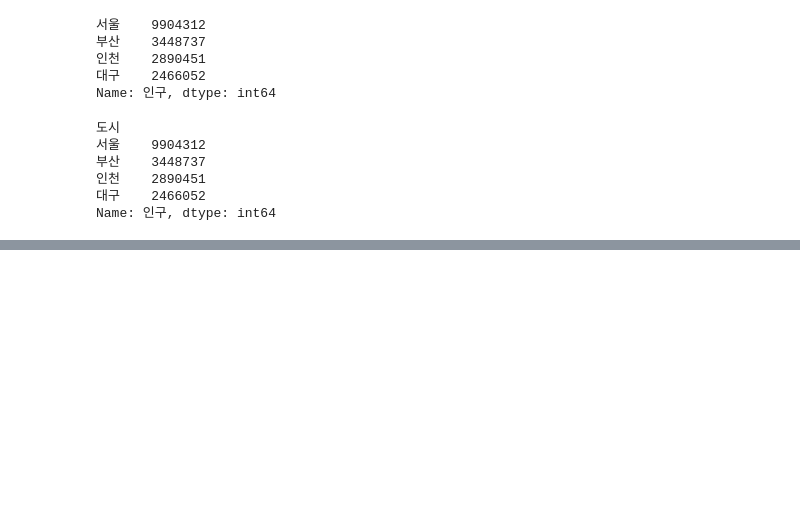
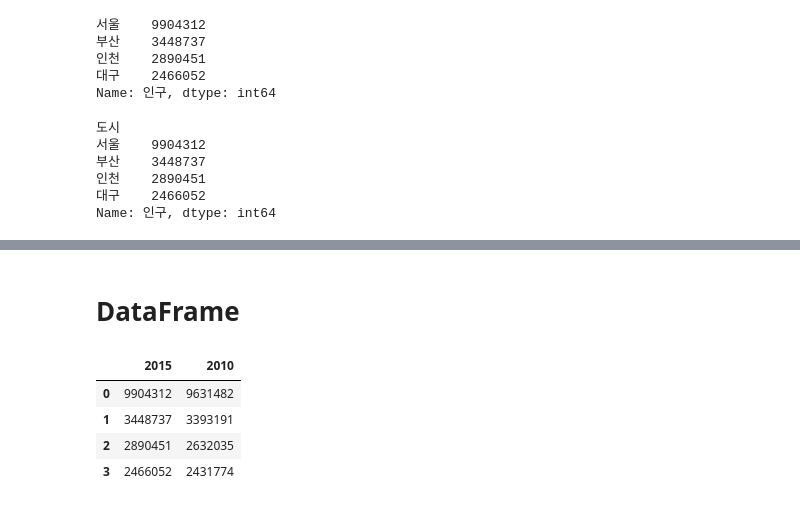
Before and after one commit to Hanmaesil/python-library, a Jupyter notebook: ex02_Pandas.ipynb, the cells around one changed output, grey strips where cells are left out. Cells and saved outputs as stored; diff of their text form; code cells hidden in the pictures; blank space fills up the shorter version.

```diff
--- a/ex02_Pandas.ipynb
+++ b/ex02_Pandas.ipynb
@@ -71,0 +225,16 @@ Name: 인구, dtype: int64
+# %% [markdown]
+# DataFrame
+# %%
+#딕셔너리를 통해서 DataFrame만들기 -> 값과 밸류값이 세로로 출력
+data = {
+    '2015' : [9904312, 3448737, 2890451, 2466052],
+    '2010' : [9631482, 3393191, 2632035, 2431774]
+}
+df = pd.DataFrame(data)
+df
+# %% [output]
+|  | 2015 | 2010 |
+| 0 | 9904312 | 9631482 |
+| 1 | 3448737 | 3393191 |
+| 2 | 2890451 | 2632035 |
+| 3 | 2466052 | 2431774 |
```
Also changed, not shown: parts of 31 cells of this notebook.
